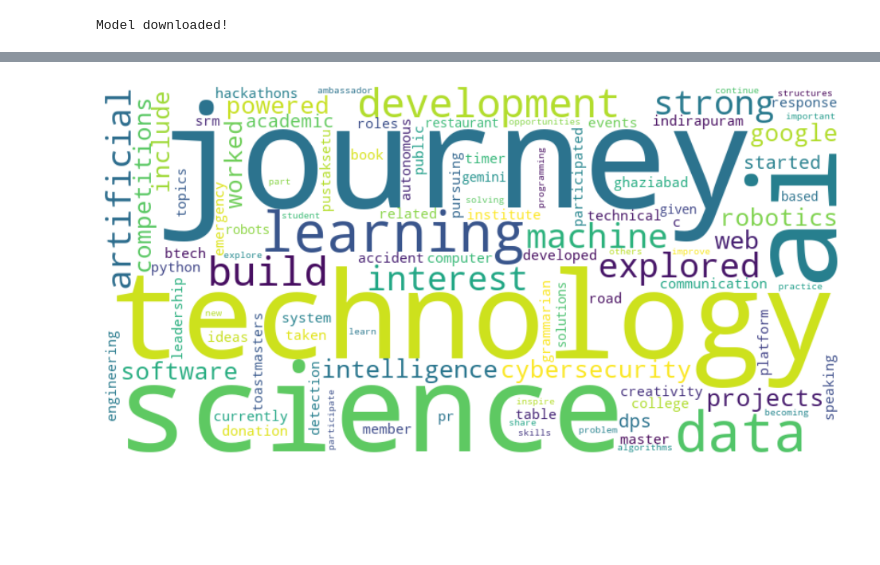
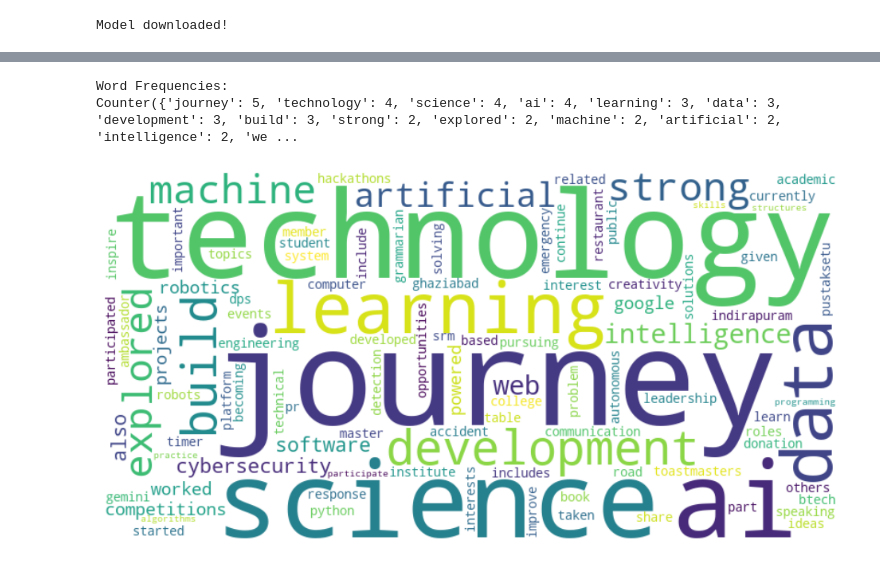
Before and after one commit to meet2tanishqpal-sudo/Bootcamp-AI, a Jupyter notebook: day4.ipynb, the cells around one changed output, grey strips where cells are left out. Cells and saved outputs as stored; diff of their text form; code cells hidden in the pictures; blank space fills up the shorter version.

```diff
--- a/day4.ipynb
+++ b/day4.ipynb
@@ -475,10 +475,22 @@ cap.release()
 detector.close()
 cv2.destroyAllWindows()
 # %%
+# Install if needed:
+# !pip install nltk wordcloud matplotlib
+
+import nltk
+from nltk.corpus import stopwords
+from nltk.tokenize import word_tokenize
+from collections import Counter
 from wordcloud import WordCloud
 import matplotlib.pyplot as plt
-import re
 
+# Download NLTK data
+nltk.download('punkt')
+nltk.download('punkt_tab')
+nltk.download('stopwords')
+
+# Your academic and personal journey
 text = """
 My academic journey started at DPS Indirapuram, where I developed a strong interest
 in technology, learning, creativity, and communication. I am currently pursuing
@@ -515,8 +527,23 @@ through internships, build innovative products, and eventually create my own sta
 # Convert text to lowercase
 text = text.lower()
 
-# Remove unnecessary characters
-text = re.sub(r'[^a-zA-Z\s]', '', text)
+# Tokenize text into individual words
+words = word_tokenize(text)
+
+# Get English stopwords
+stop_words = set(stopwords.words('english'))
+
+# Remove stopwords and non-alphabetic words
+filtered_words = [
+    word for word in words
+    if word.isalpha() and word not in stop_words
+]
+
+# Count frequency of each word
+word_freq = Counter(filtered_words)
+
+print("Word Frequencies:")
+print(word_freq)
 
 # Create Word Cloud
 wordcloud = WordCloud(
@@ -524,9 +551,9 @@ wordcloud = WordCloud(
     height=400,
     background_color="white",
     max_words=100
-).generate(text)
+).generate_from_frequencies(word_freq)
 
-# Display
+# Display Word Cloud
 plt.figure(figsize=(12, 6))
 plt.imshow(wordcloud, interpolation="bilinear")
 plt.axis("off")
@@ -535 +571,3 @@ plt.show()
+Word Frequencies:
+Counter({'journey': 5, 'technology': 4, 'science': 4, 'ai': 4, 'learning': 3, 'data': 3, 'development': 3, 'build': 3, 'strong': 2, 'explored': 2, 'machine': 2, 'artificial': 2, 'intelligence': 2, 'we ...
-[figure, old version]
+[figure, new version]
```
Also changed, not shown: parts of 1 cell of this notebook, 1 other file.
